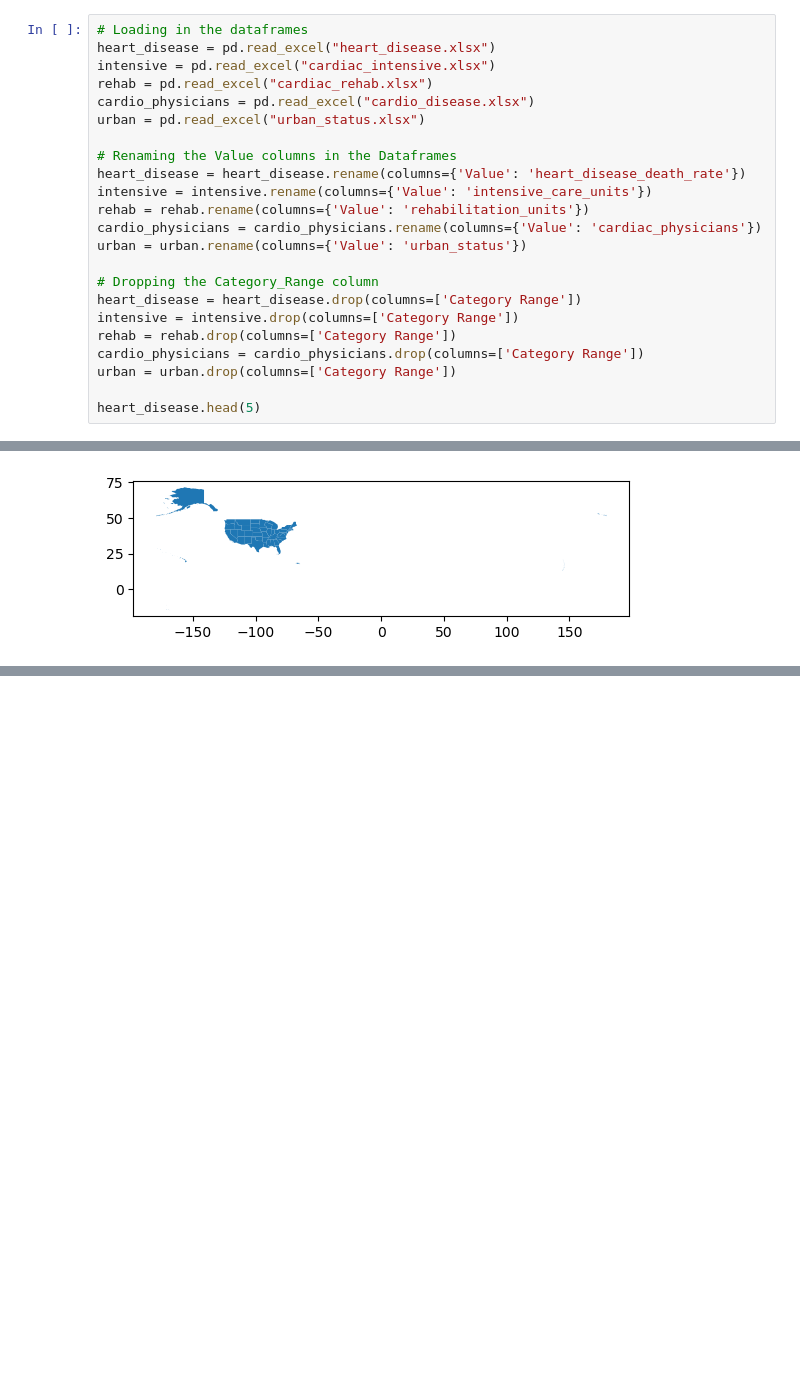
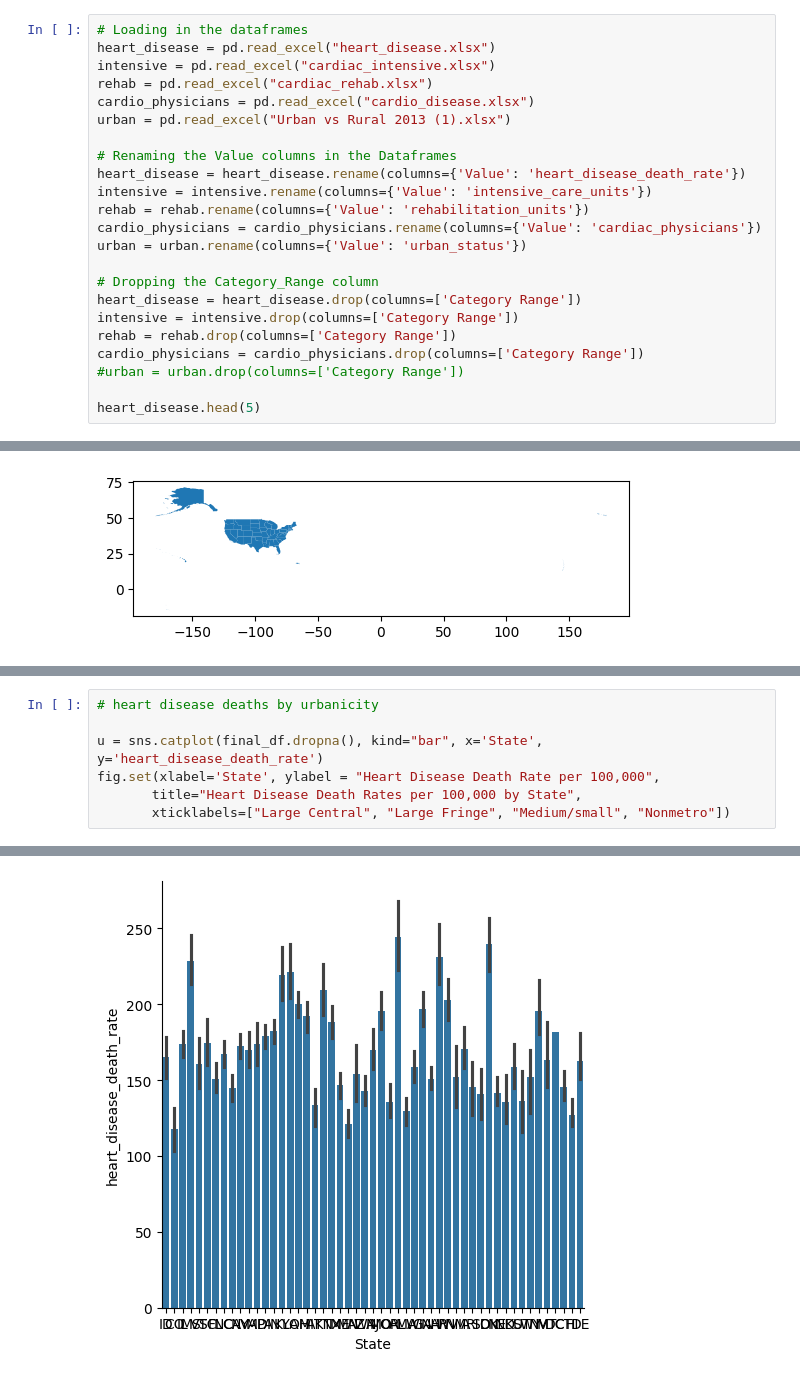
Before and after one commit to kevinwguo/216Project, a Jupyter notebook: Prototype.ipynb, the cells around one changed output, grey strips where cells are left out. Saved outputs shown, nothing was run; the diff lists cells and outputs as text; blank space fills up the shorter version.

Commit message:
added heart disease death rate by state (could be cleaned up, but it shows that there is a lot of variation between state)

```diff
--- a/Prototype.ipynb
+++ b/Prototype.ipynb
@@ -48,7 +48,7 @@ heart_disease = pd.read_excel("heart_disease.xlsx")
 intensive = pd.read_excel("cardiac_intensive.xlsx")
 rehab = pd.read_excel("cardiac_rehab.xlsx")
 cardio_physicians = pd.read_excel("cardio_disease.xlsx")
-urban = pd.read_excel("urban_status.xlsx")
+urban = pd.read_excel("Urban vs Rural 2013 (1).xlsx")
 
 # Renaming the Value columns in the Dataframes
 heart_disease = heart_disease.rename(columns={'Value': 'heart_disease_death_rate'})
@@ -62,7 +62,7 @@ heart_disease = heart_disease.drop(columns=['Category Range'])
 intensive = intensive.drop(columns=['Category Range'])
 rehab = rehab.drop(columns=['Category Range'])
 cardio_physicians = cardio_physicians.drop(columns=['Category Range'])
-urban = urban.drop(columns=['Category Range'])
+#urban = urban.drop(columns=['Category Range'])
 
 heart_disease.head(5)
 # %% [output]
@@ -124,0 +141,8 @@ fig.show()
+# %%
+# heart disease deaths by urbanicity
+
+u = sns.catplot(final_df.dropna(), kind="bar", x='State', y='heart_disease_death_rate')
+fig.set(xlabel='State', ylabel = "Heart Disease Death Rate per 100,000",
+       title="Heart Disease Death Rates per 100,000 by State",
+       xticklabels=["Large Central", "Large Fringe", "Medium/small", "Nonmetro"])
+# %% [output]
@@ -124,0 +156 @@ fig.show()
+[figure, added]
```
Also changed, not shown: parts of 3 cells of this notebook.
